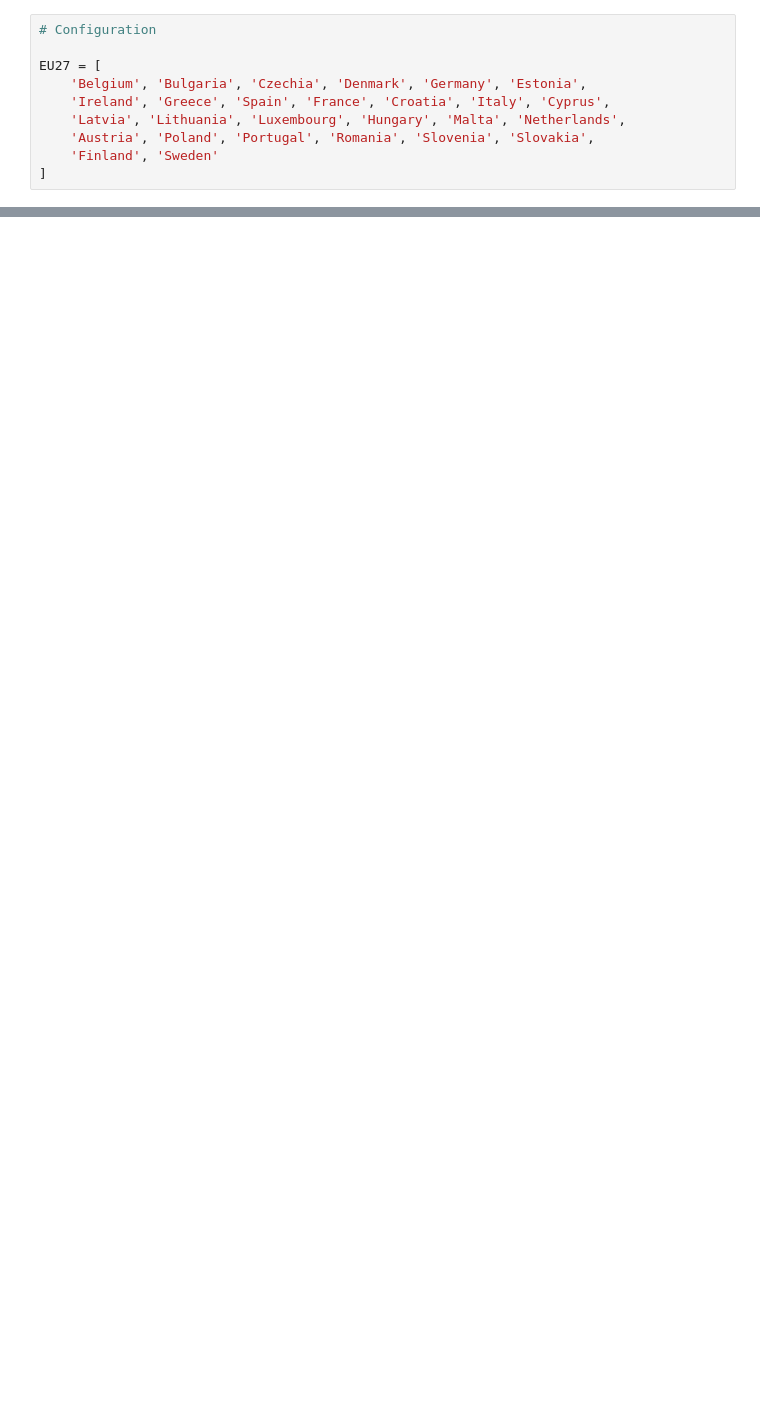
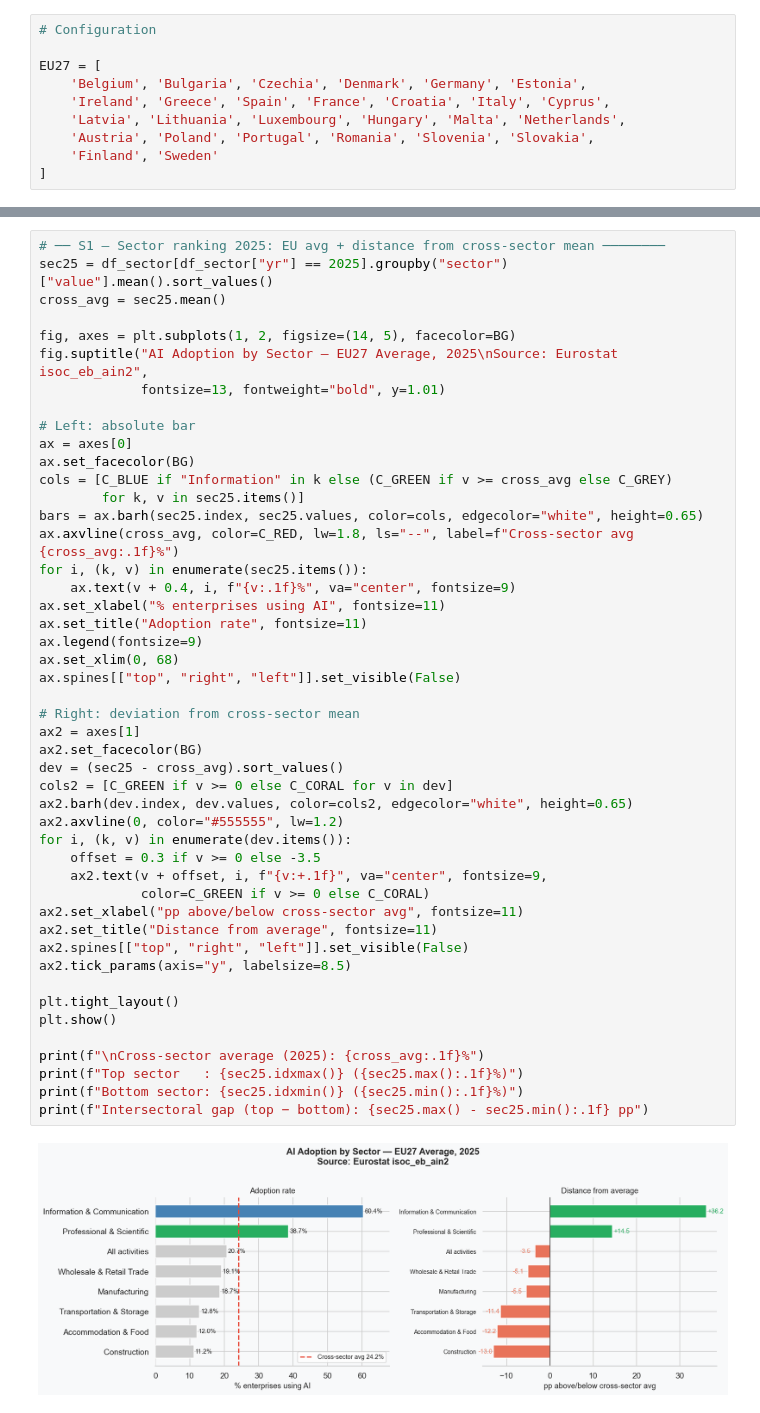
Before and after one commit to ccchme/Internet-Network-Economics, a Jupyter notebook: Internet_Economics.ipynb, the cells around one changed output, grey strips where cells are left out. Cells and saved outputs as stored; diff of their text form; blank space fills up the shorter version.

```diff
--- a/Internet_Economics.ipynb
+++ b/Internet_Economics.ipynb
@@ -351,0 +331,49 @@ print("\nAll done! ✓")
+# %%
+# ── S1 — Sector ranking 2025: EU avg + distance from cross-sector mean ────────
+sec25 = df_sector[df_sector["yr"] == 2025].groupby("sector")["value"].mean().sort_values()
+cross_avg = sec25.mean()
+
+fig, axes = plt.subplots(1, 2, figsize=(14, 5), facecolor=BG)
+fig.suptitle("AI Adoption by Sector — EU27 Average, 2025\nSource: Eurostat isoc_eb_ain2",
+             fontsize=13, fontweight="bold", y=1.01)
+
+# Left: absolute bar
+ax = axes[0]
+ax.set_facecolor(BG)
+cols = [C_BLUE if "Information" in k else (C_GREEN if v >= cross_avg else C_GREY)
+        for k, v in sec25.items()]
+bars = ax.barh(sec25.index, sec25.values, color=cols, edgecolor="white", height=0.65)
+ax.axvline(cross_avg, color=C_RED, lw=1.8, ls="--", label=f"Cross-sector avg {cross_avg:.1f}%")
+for i, (k, v) in enumerate(sec25.items()):
+    ax.text(v + 0.4, i, f"{v:.1f}%", va="center", fontsize=9)
+ax.set_xlabel("% enterprises using AI", fontsize=11)
+ax.set_title("Adoption rate", fontsize=11)
+ax.legend(fontsize=9)
+ax.set_xlim(0, 68)
+ax.spines[["top", "right", "left"]].set_visible(False)
+
+# Right: deviation from cross-sector mean
+ax2 = axes[1]
+ax2.set_facecolor(BG)
+dev = (sec25 - cross_avg).sort_values()
+cols2 = [C_GREEN if v >= 0 else C_CORAL for v in dev]
+ax2.barh(dev.index, dev.values, color=cols2, edgecolor="white", height=0.65)
+ax2.axvline(0, color="#555555", lw=1.2)
+for i, (k, v) in enumerate(dev.items()):
+    offset = 0.3 if v >= 0 else -3.5
+    ax2.text(v + offset, i, f"{v:+.1f}", va="center", fontsize=9,
+             color=C_GREEN if v >= 0 else C_CORAL)
+ax2.set_xlabel("pp above/below cross-sector avg", fontsize=11)
+ax2.set_title("Distance from average", fontsize=11)
+ax2.spines[["top", "right", "left"]].set_visible(False)
+ax2.tick_params(axis="y", labelsize=8.5)
+
+plt.tight_layout()
+plt.show()
+
+print(f"\nCross-sector average (2025): {cross_avg:.1f}%")
+print(f"Top sector   : {sec25.idxmax()} ({sec25.max():.1f}%)")
+print(f"Bottom sector: {sec25.idxmin()} ({sec25.min():.1f}%)")
+print(f"Intersectoral gap (top − bottom): {sec25.max() - sec25.min():.1f} pp")
+# %% [output]
+[figure, added]
```
Also changed, not shown: parts of 24 cells of this notebook.
